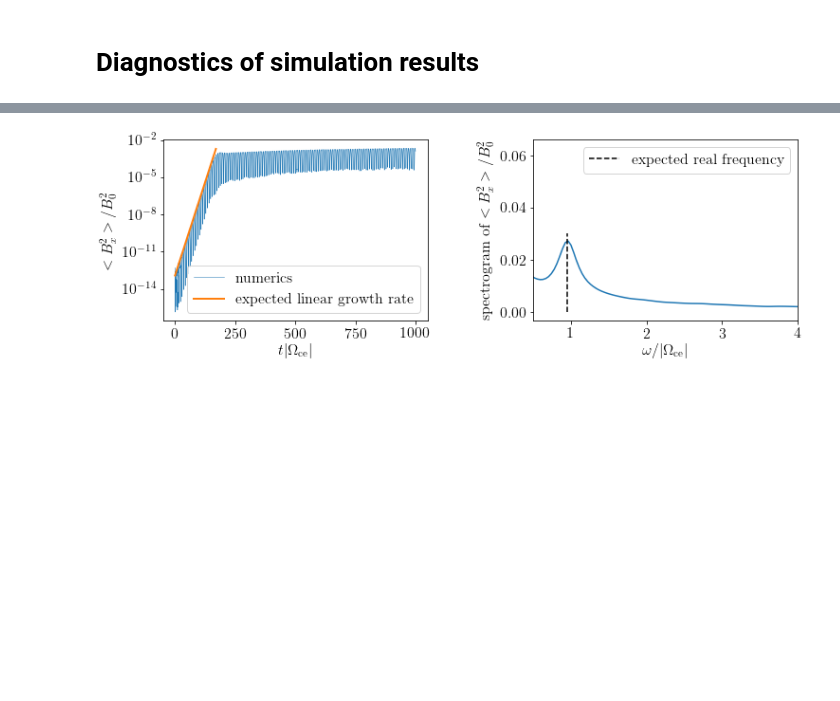
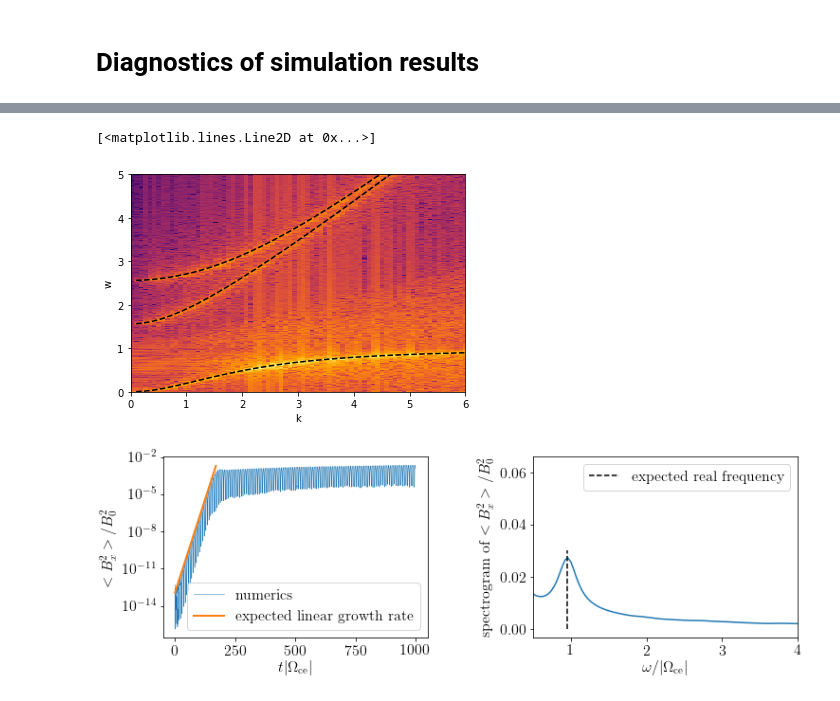
Before and after one commit to ratnania/mhd, a Jupyter notebook: 02_Hybrid/03_Diagnostics.ipynb, the cells around one changed output, grey strips where cells are left out. Saved outputs shown, nothing was run; the diff lists cells and outputs as text; code cells hidden in the pictures; blank space fills up the shorter version.

```diff
--- a/02_Hybrid/03_Diagnostics.ipynb
+++ b/02_Hybrid/03_Diagnostics.ipynb
@@ -191,3 +260,63 @@ Text(0.5,1,'time-frequency spectrogram')
+# %%
+from Utils_Dipole.evaluation import evaluation
+
+# ... compute 2D fft to investigate dispersion relation
+w = np.linspace(0,Nt,Nt+1) - Nt/2
+w = 2*np.pi/T*w
+
+ks = np.linspace(0,Nz,Nz+1) - Nz/2
+ks = 2*np.pi/Lz*ks
+
+Bx = np.zeros((Nt+1,Nz+1))
+
+for i in range(0,Nt+1):
+    Bx[i] = evaluation(bjx[i],basis,zj,p,bcs)
+# %%
+from matplotlib.colors import LogNorm
+from Utils.dispersionSolver import solveDispersionCold
+
+Bxkw = np.fft.fft2(Bx)
+K,W = np.meshgrid(ks,w)
+Bkw = np.fft.fftshift(Bxkw)
+Bkw_plot = np.abs(Bkw)/np.abs(Bkw).max()
+plt.pcolor(K,W,Bkw_plot,cmap = 'inferno',norm = LogNorm(vmin = Bkw_plot.min(),vmax = Bkw_plot.max()))
+plt.xlim((0,6))
+plt.ylim((0,5))
+plt.xlabel('k')
+plt.ylabel('w')
+
+# ... Newton method for cold plasma dispersion relation for fixed k
+k1 = np.linspace(0.1,6.0,40)
+
+w1_1 = np.zeros(40)
+w1_2 = np.zeros(40)
+w1_3 = np.zeros(40)
+
+w1_1[0] = 0.0001
+w1_2[0] = 1.5001
+w1_3[0] = 2.5001
+
+
+for i in range(0,40):
+
+    if i == 0:
+        w1_1[i] = solveDispersionCold(k1[i],+1,c,wce,wpe,w1_1[i],1e-6,100)[0]
+        w1_2[i] = solveDispersionCold(k1[i],-1,c,wce,wpe,w1_2[i],1e-6,100)[0]
+        w1_3[i] = solveDispersionCold(k1[i],+1,c,wce,wpe,w1_3[i],1e-6,100)[0]
+
+    else:
+        w1_1[i] = solveDispersionCold(k1[i],+1,c,wce,wpe,w1_1[i-1],1e-6,100)[0]
+        w1_2[i] = solveDispersionCold(k1[i],-1,c,wce,wpe,w1_2[i-1],1e-6,100)[0]
+        w1_3[i] = solveDispersionCold(k1[i],+1,c,wce,wpe,w1_3[i-1],1e-6,100)[0]
+
+# ...
+
+plt.plot(k1,w1_1,'k--')
+plt.plot(k1,w1_2,'k--')
+plt.plot(k1,w1_3,'k--')
+# %% [output]
+[<matplotlib.lines.Line2D at 0x...>]
+[figure, added]
 # %%
 import numpy as np
 import matplotlib.pyplot as plt
```
Also changed, not shown: parts of 7 cells of this notebook, 4 other files.
